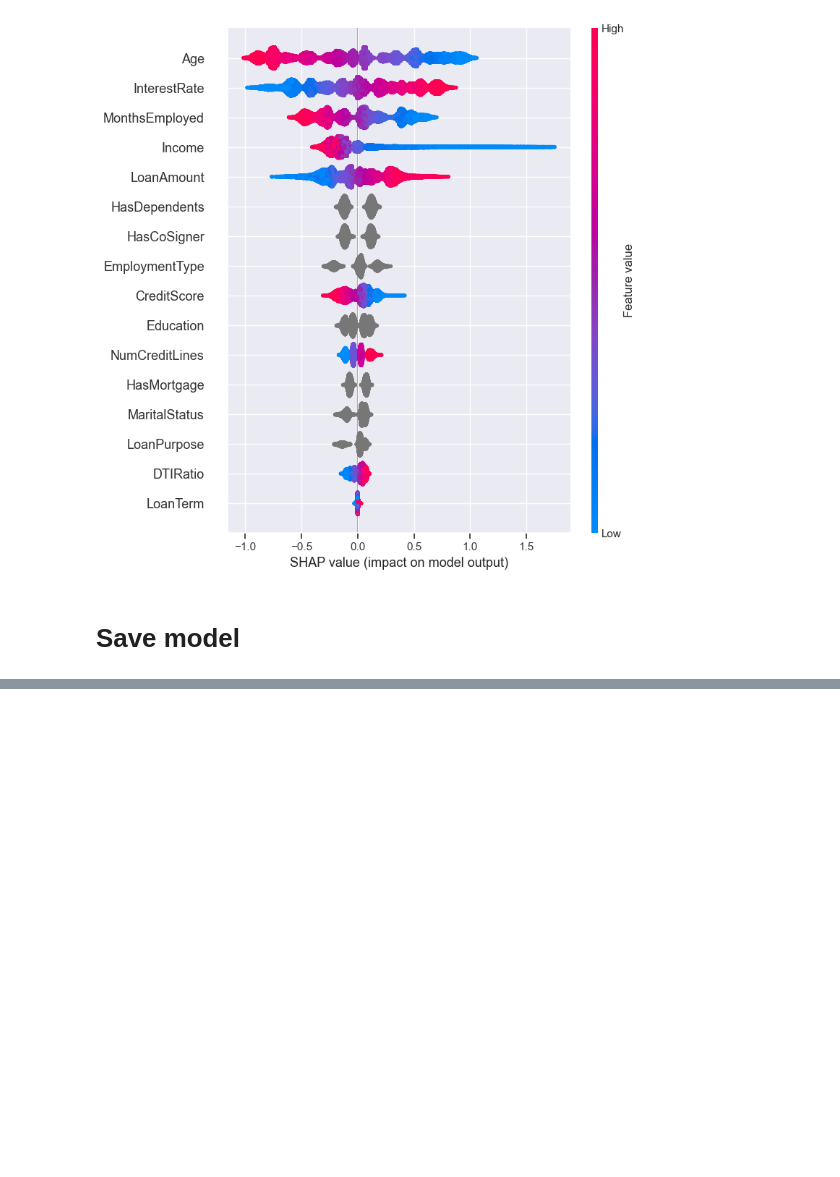
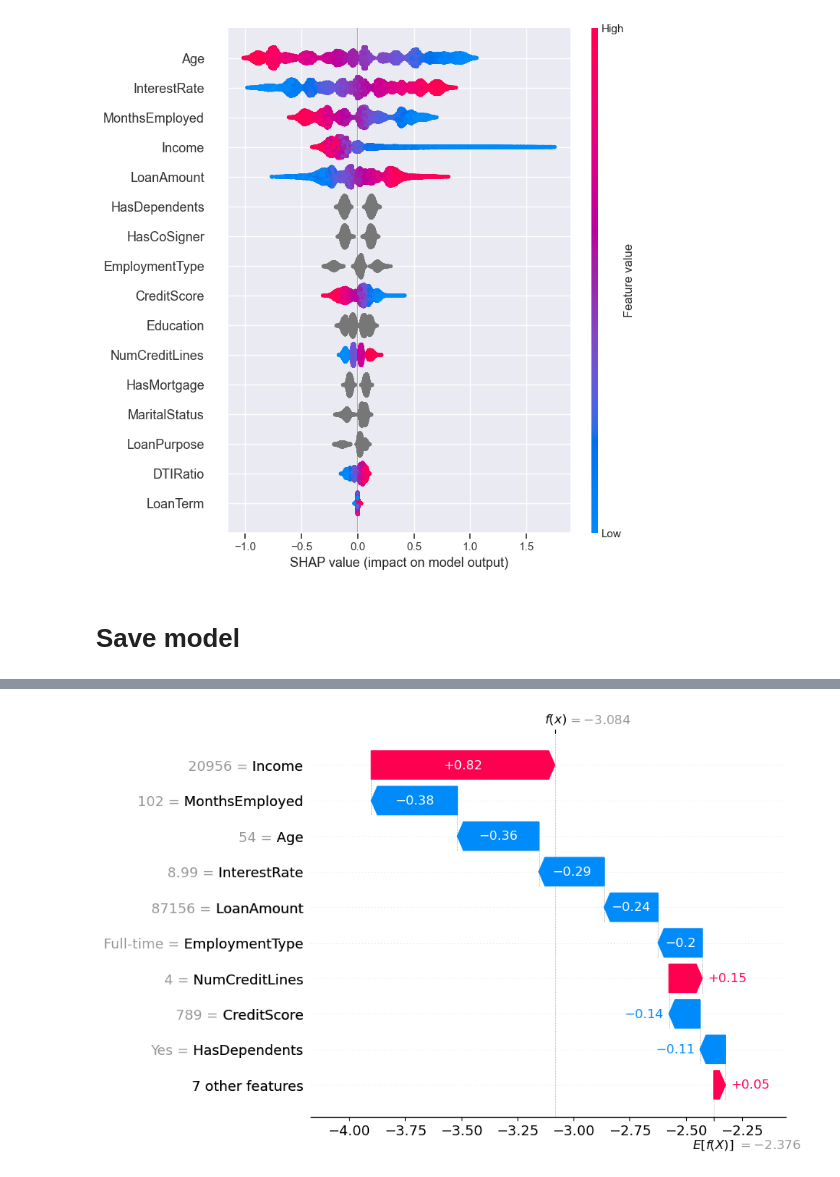
Before and after one commit to hieucnm/bku_intelligent_system, a Jupyter notebook: notebooks/3_Train.ipynb, the cells around one changed output, grey strips where cells are left out. Saved outputs shown, nothing was run; the diff lists cells and outputs as text; code cells hidden in the pictures; blank space fills up the shorter version.

```diff
--- a/notebooks/Train.ipynb
+++ b/notebooks/3_Train.ipynb
@@ -367,0 +462,8 @@ for i, m in enumerate(models):
+# %%
+X = df_test[features].head(1)
+
+explainer = shap.TreeExplainer(models[0])
+shap_values = explainer(X)
+shap.plots.waterfall(shap_values[0])
+# %% [output]
+[figure, added]
```
Also changed, not shown: parts of 10 cells of this notebook, 2 other files.
